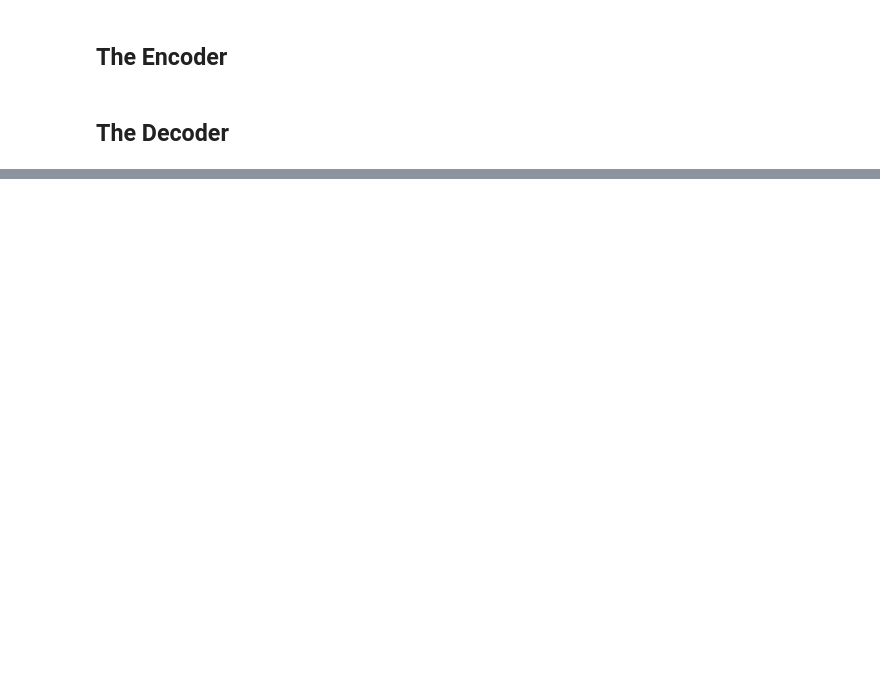
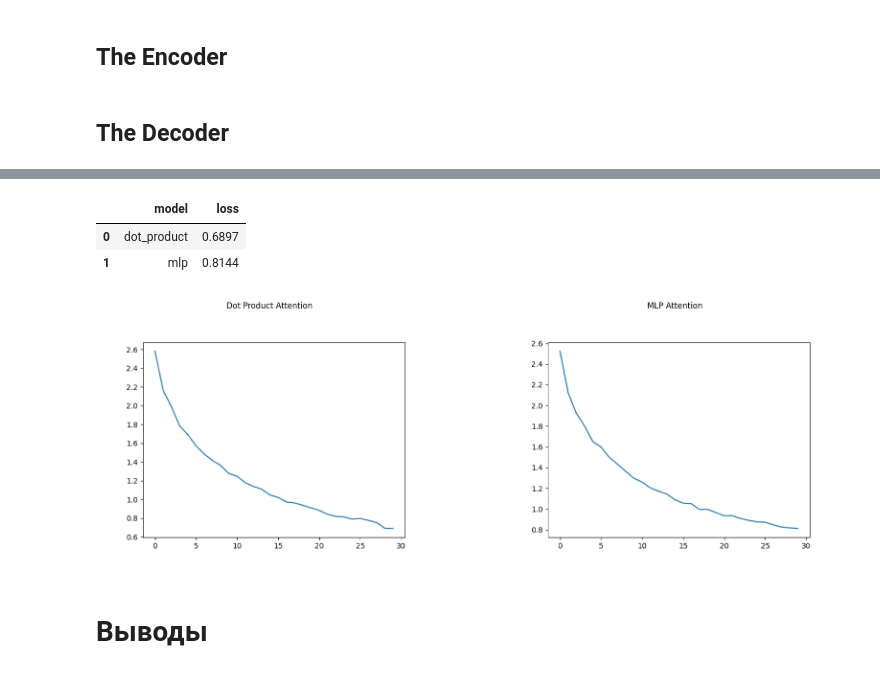
Before and after one commit to AlexBorealis/netology_dll_hw, a Jupyter notebook: kozlov_hw_7_dll.ipynb, the cells around one changed output, grey strips where cells are left out. Cells and saved outputs as stored; diff of their text form; code cells hidden in the pictures; blank space fills up the shorter version.

Commit message:
feature:  добавлены выводы

```diff
--- a/kozlov_hw_7_dll.ipynb
+++ b/kozlov_hw_7_dll.ipynb
@@ -496,0 +625,30 @@ output = he s a lovely young girl . <EOS>
+# %%
+pd.DataFrame({
+    'model': ['dot_product', 'mlp'],
+    'loss': [0.6897, 0.8144],
+})
+# %% [output]
+|  | model | loss |
+| 0 | dot_product | 0.6897 |
+| 1 | mlp | 0.8144 |
+# %%
+img_dot = plt.imread('dot_product_attn_GRU_1_layer.png')
+img_mlp = plt.imread('mlp_attn_GRU_1_layer.png')
+
+plt.figure(figsize=(20, 10))
+
+plt.subplot(1, 2, 1)
+plt.imshow(img_dot)
+plt.axis('off')
+plt.title('Dot Product Attention')
+
+plt.subplot(1, 2, 2)
+plt.imshow(img_mlp)
+plt.axis('off')
+plt.title('MLP Attention')
+
+plt.show()
+# %% [output]
+[figure, added]
+# %% [markdown]
+# **Выводы**
```
Also changed, not shown: parts of 29 cells of this notebook.
